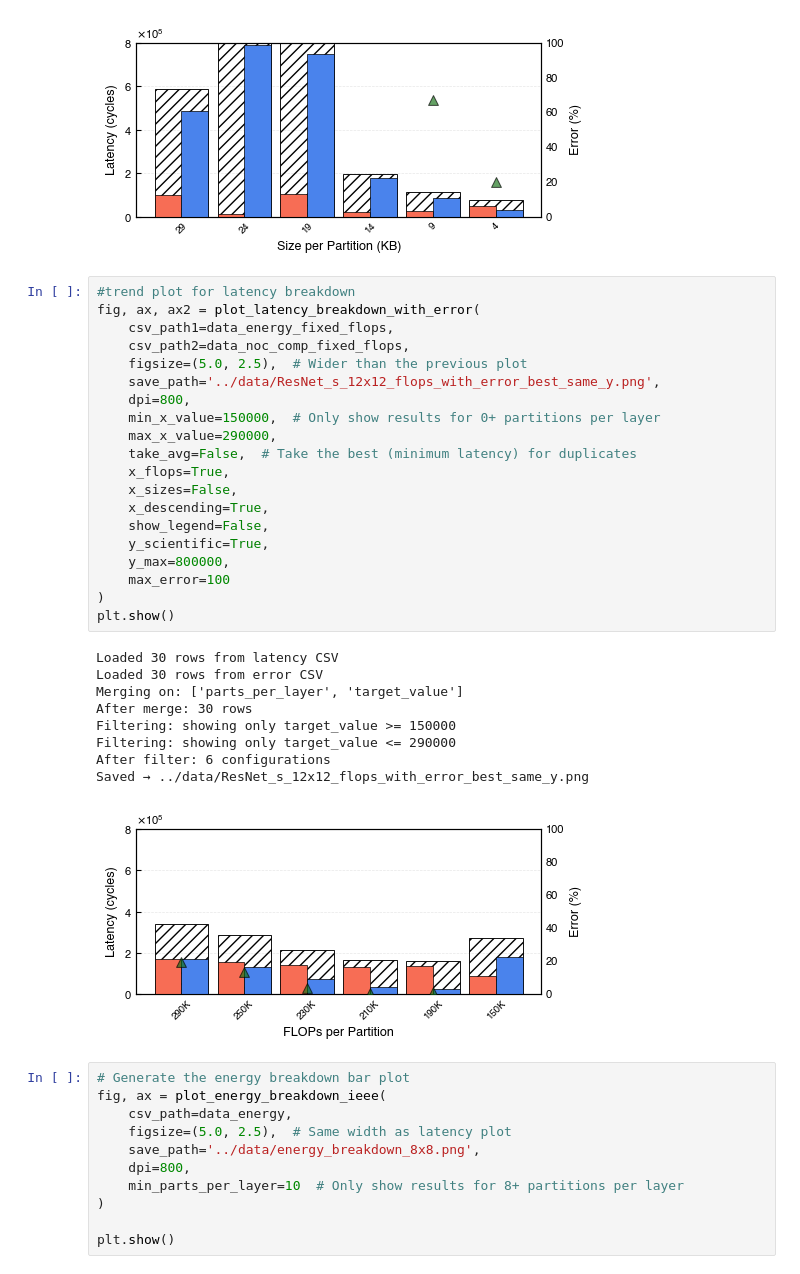
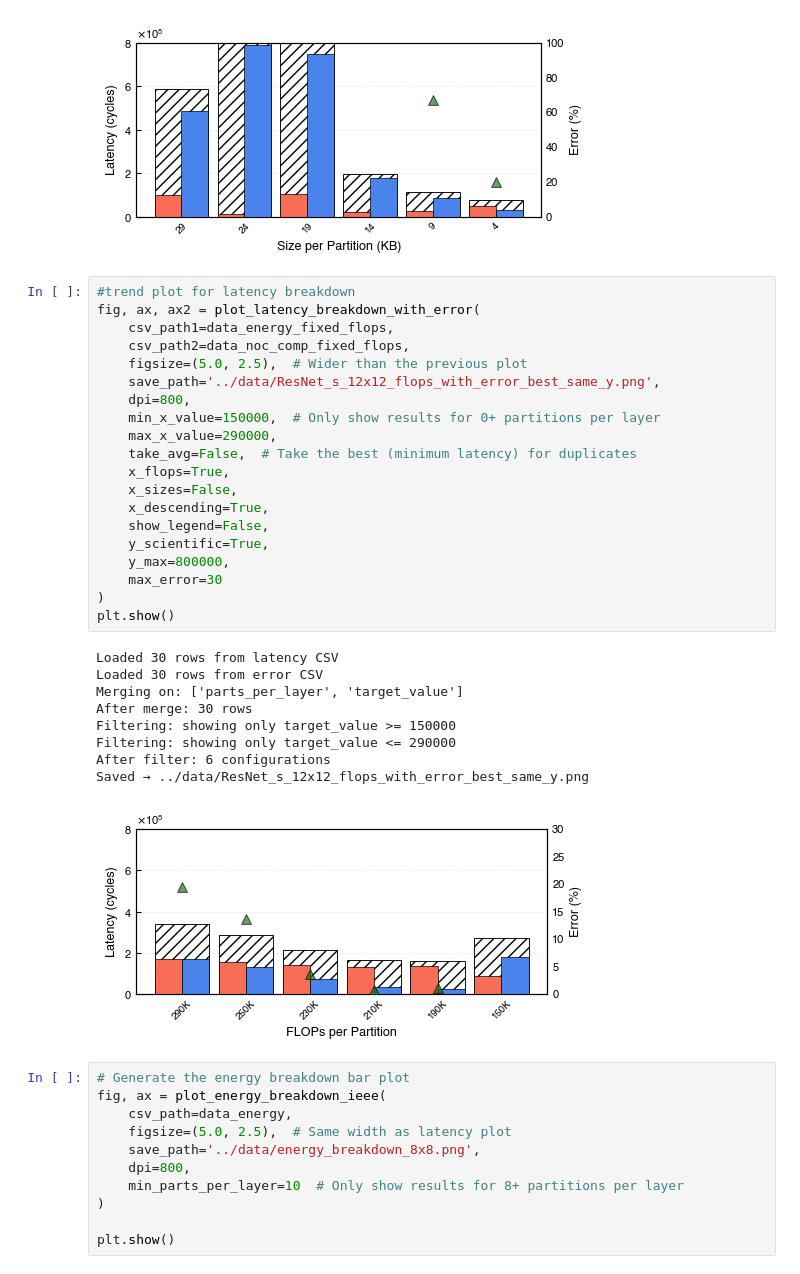
Before and after one commit to jjastrz14/ReNOS, a Jupyter notebook: notebooks/NoC_comparisons.ipynb, the cells around one changed output. Cells and saved outputs as stored; diff of their text form.

```diff
--- a/notebooks/NoC_comparisons.ipynb
+++ b/notebooks/NoC_comparisons.ipynb
@@ -1031,33 +1031,33 @@ Saved → ../data/ResNet_s_12x12_sizes_best_same_scale_with_error.png
 # %%
 #trend plot for latency breakdown
 fig, ax, ax2 = plot_latency_breakdown_with_error(
     csv_path1=data_energy_fixed_flops,
     csv_path2=data_noc_comp_fixed_flops,
     figsize=(5.0, 2.5),  # Wider than the previous plot
     save_path='../data/ResNet_s_12x12_flops_with_error_best_same_y.png',
     dpi=800,
     min_x_value=150000,  # Only show results for 0+ partitions per layer
     max_x_value=290000,
     take_avg=False,  # Take the best (minimum latency) for duplicates
     x_flops=True,
     x_sizes=False,
     x_descending=True,
     show_legend=False,
     y_scientific=True,
     y_max=800000,
-    max_error=100
+    max_error=30
 )
 plt.show()
 # %% [output]
 Loaded 30 rows from latency CSV
 Loaded 30 rows from error CSV
 Merging on: ['parts_per_layer', 'target_value']
 After merge: 30 rows
 Filtering: showing only target_value >= 150000
 Filtering: showing only target_value <= 290000
 After filter: 6 configurations
 Saved → ../data/ResNet_s_12x12_flops_with_error_best_same_y.png
-[figure, old version]
+[figure, new version]
 # %%
 # Generate the energy breakdown bar plot
 fig, ax = plot_energy_breakdown_ieee(
```
Also changed, not shown: 7 other files.
